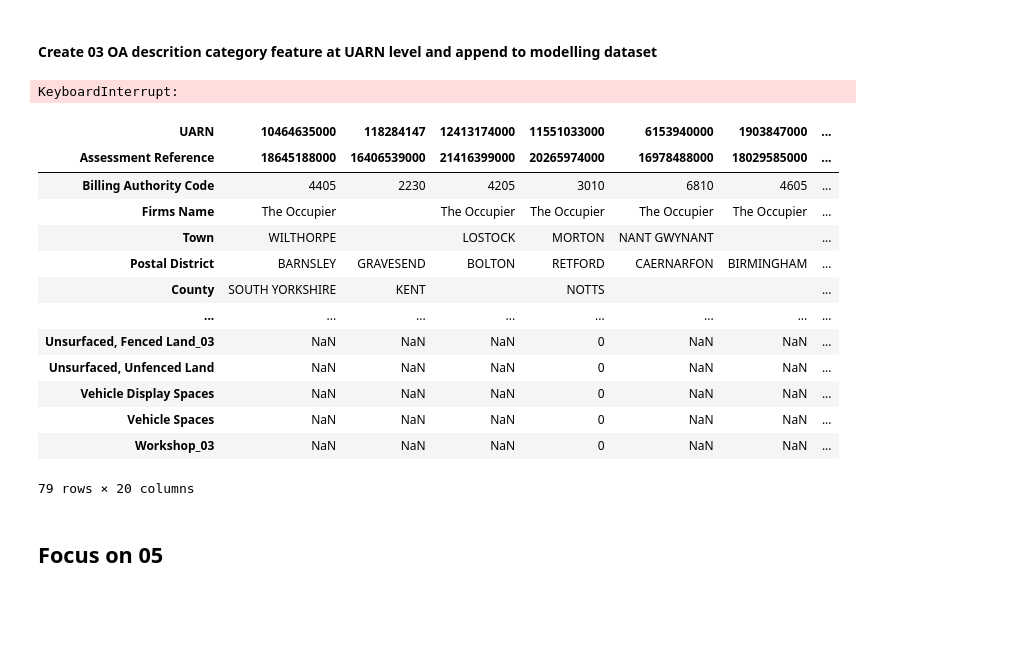
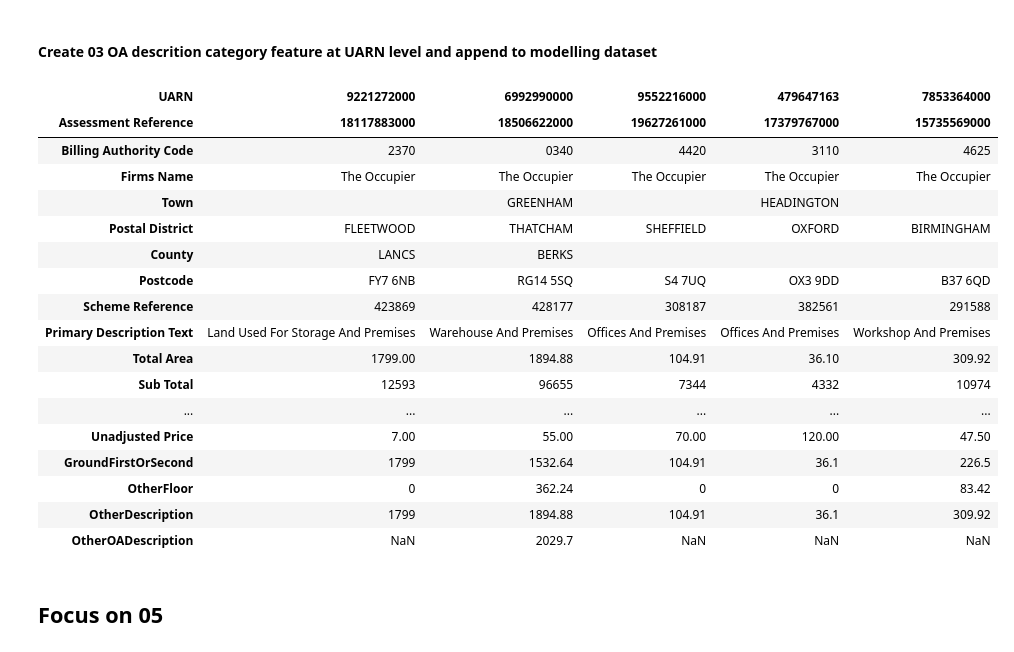
Before and after one commit to pasbury/voa-data-project, a Jupyter notebook: VOA Data Import and Explore 02.ipynb, the cells around one changed output. Saved outputs shown, nothing was run; the diff lists cells and outputs as text; code cells hidden in the pictures; blank space fills up the shorter version.

```diff
--- a/VOA Data Import and Explore 02.ipynb
+++ b/VOA Data Import and Explore 02.ipynb
@@ -198,7 +198,7 @@ freq             9                    1      113579               85       120
 # %%
 pickle.dump(dfdict, open('dfdict.p','wb'))
 # %%
-dfdict = pickle.load(open('dfdict.p','rb'))
+#dfdict = pickle.load(open('dfdict.p','rb'))
 # %% [markdown]
 ## Further cleaning and exploratory analysis on record types: 01, 02, 03 and 05
 # %% [markdown]
@@ -517,26 +577,26 @@ dfdict['03']['03OADescCat'] = np.where(dfdict['03']['Other Addition OA Descripti
 zzz=dfdict['03'].reset_index().groupby(['UARN','Assessment Reference','03OADescCat']).agg({'OA Size':'sum'}).reset_index().pivot(index=['UARN','Assessment Reference'],columns='03OADescCat',values='OA Size').fillna(0)
 # %%
 mod = mod.join(zzz, lsuffix='_02', rsuffix='_03')
-mod.sample(20).transpose()
+mod.sample(5).transpose()
 # %% [output]
-KeyboardInterrupt:
+| UARN | 9221272000 | 6992990000 | 9552216000 | 479647163 | 7853364000 |
+| Assessment Reference | 18117883000 | 18506622000 | 19627261000 | 17379767000 | 15735569000 |
+| Billing Authority Code | 2370 | 0340 | 4420 | 3110 | 4625 |
+| Firms Name | The Occupier | The Occupier | The Occupier | The Occupier | The Occupier |
+| Town |  | GREENHAM |  | HEADINGTON |  |
+| Postal District | FLEETWOOD | THATCHAM | SHEFFIELD | OXFORD | BIRMINGHAM |
+| County | LANCS | BERKS |  |  |  |
+| Postcode | FY7 6NB | RG14 5SQ | S4 7UQ | OX3 9DD | B37 6QD |
+| Scheme Reference | 423869 | 428177 | 308187 | 382561 | 291588 |
+| Primary Description Text | Land Used For Storage And Premises | Warehouse And Premises | Offices And Premises | Offices And Premises | Workshop And Premises |
+| Total Area | 1799.00 | 1894.88 | 104.91 | 36.10 | 309.92 |
+| Sub Total | 12593 | 96655 | 7344 | 4332 | 10974 |
+| ... | ... | ... | ... | ... | ... |
+| Unadjusted Price | 7.00 | 55.00 | 70.00 | 120.00 | 47.50 |
+| GroundFirstOrSecond | 1799 | 1532.64 | 104.91 | 36.1 | 226.5 |
+| OtherFloor | 0 | 362.24 | 0 | 0 | 83.42 |
+| OtherDescription | 1799 | 1894.88 | 104.91 | 36.1 | 309.92 |
+| OtherOADescription | NaN | 2029.7 | NaN | NaN | NaN |
-# %%
-mod.sample(20).transpose()
-# %% [output]
-| UARN | 10464635000 | 118284147 | 12413174000 | 11551033000 | 6153940000 | 1903847000 | ... |
-| Assessment Reference | 18645188000 | 16406539000 | 21416399000 | 20265974000 | 16978488000 | 18029585000 | ... |
-| Billing Authority Code | 4405 | 2230 | 4205 | 3010 | 6810 | 4605 | ... |
-| Firms Name | The Occupier |  | The Occupier | The Occupier | The Occupier | The Occupier | ... |
-| Town | WILTHORPE |  | LOSTOCK | MORTON | NANT GWYNANT |  | ... |
-| Postal District | BARNSLEY | GRAVESEND | BOLTON | RETFORD | CAERNARFON | BIRMINGHAM | ... |
-| County | SOUTH YORKSHIRE | KENT |  | NOTTS |  |  | ... |
-| ... | ... | ... | ... | ... | ... | ... | ... |
-| Unsurfaced, Fenced Land_03 | NaN | NaN | NaN | 0 | NaN | NaN | ... |
-| Unsurfaced, Unfenced Land | NaN | NaN | NaN | 0 | NaN | NaN | ... |
-| Vehicle Display Spaces | NaN | NaN | NaN | 0 | NaN | NaN | ... |
-| Vehicle Spaces | NaN | NaN | NaN | 0 | NaN | NaN | ... |
-| Workshop_03 | NaN | NaN | NaN | 0 | NaN | NaN | ... |
-79 rows × 20 columns
 # %% [markdown]
 ## Focus on 05
 # %% [markdown]
```
Also changed, not shown: parts of 13 cells of this notebook.
